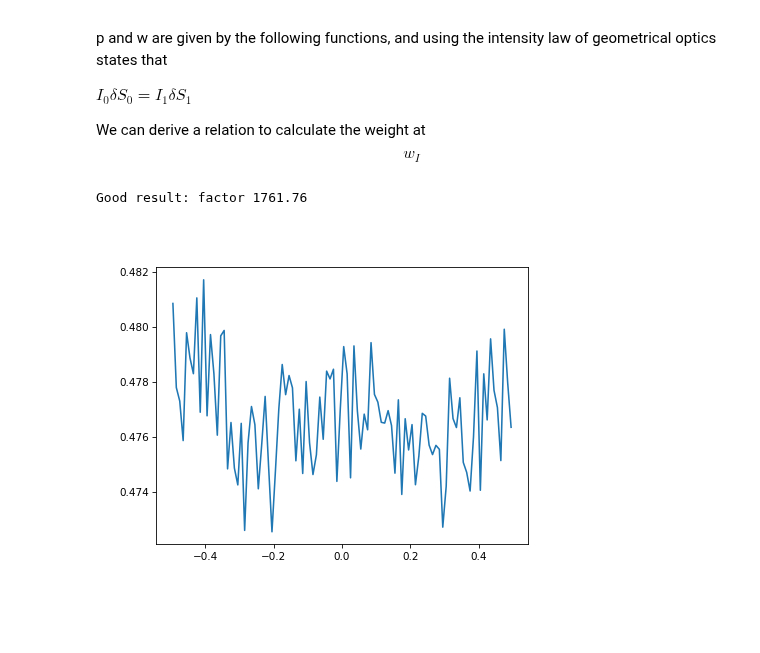
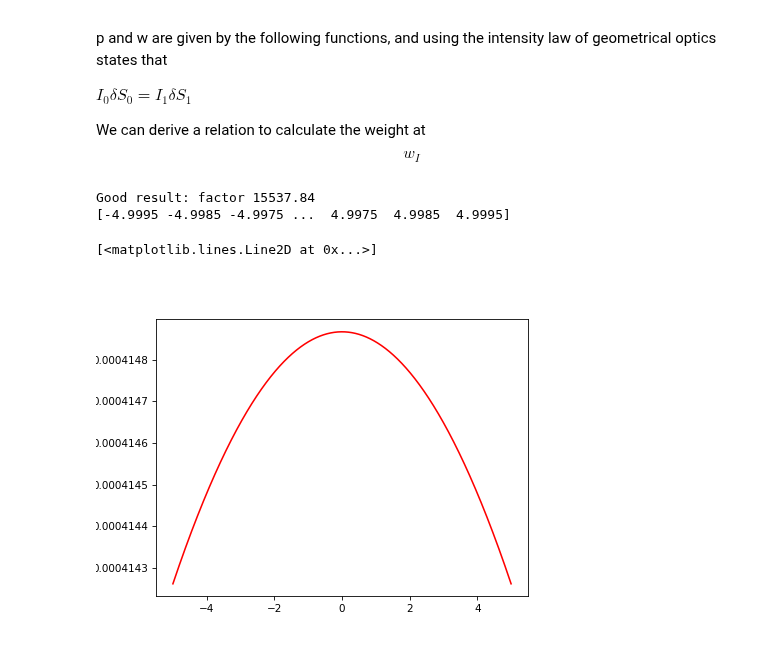
Before and after one commit to DavidLanders95/MonteCarloMS, a Jupyter notebook: basic_monte_carlo_amplitude_tests.ipynb, the cells around one changed output. Cells and saved outputs as stored; diff of their text form; code cells hidden in the pictures; blank space fills up the shorter version.

```diff
--- a/basic_monte_carlo_amplitude_tests.ipynb
+++ b/basic_monte_carlo_amplitude_tests.ipynb
@@ -31,13 +31,13 @@ z_prop = z_aper - z_det
 # Given data for the setup
 num_px_source_x = int(1e7)
 num_px_source_y = 1
-num_px_det_x = 100
+num_px_det_x = 10000
 num_px_det_y = 1
 num_px_aper_x = 101
 num_px_aper_y = 1
 
-det_px_width_x = 0.01
-aper_px_width_x = 0.1
+det_px_width_x = 0.001
+aper_px_width_x = 0.00001
 
 aper_width = aper_px_width_x * num_px_aper_x
 
@@ -205,16 +205,27 @@ np.add.at(
 )
 det_image_real *= 1 / (N * det_px_width_x)
 # %%
-plt.figure()
-plt.plot(detector_x_coords, det_image_real[0, :])
+import scipy
 
+# plt.figure()
+# plt.plot(detector_x_coords, det_image_real[0, :])
+wavelength = 0.638
+# r = np.sqrt((samp_yx_coords[:, 1, np.newaxis] - det_yx_coords[:, 1])**2 + z_prop**2)
+
+k = (2 * np.pi / wavelength)
+# A = np.abs(((1j * np.pi) / wavelength) * scipy.special.hankel1(1, k * ray_aper_det_magnitude) * (z_prop / ray_aper_det_magnitude))
+# plt.plot(detector_x_coords, A, '-m')
 # Make scalar source
 u0 = Scalar_source_X(detector_x_coords, wavelength=0.638)
 u0.spherical_wave(A=1, x0=0, z0=0, normalize=True)
 z = z_prop
 u1 = u0.RS(z=z, new_field=True)
 
-# plt.plot(detector_x_coords, np.abs(u1.u), '-r', label='Diffraction RayLeigh Sommerfeld')
+print(detector_x_coords)
+plt.figure()
+plt.plot(detector_x_coords, np.abs(u1.u), '-r', label='Diffraction RayLeigh Sommerfeld')
 # %% [output]
-Good result: factor 1761.76
+Good result: factor 15537.84
+[-4.9995 -4.9985 -4.9975 ...  4.9975  4.9985  4.9995]
+[<matplotlib.lines.Line2D at 0x...>]
-[figure, old version]
+[figure, new version]
```
Also changed, not shown: parts of 7 cells of this notebook.
